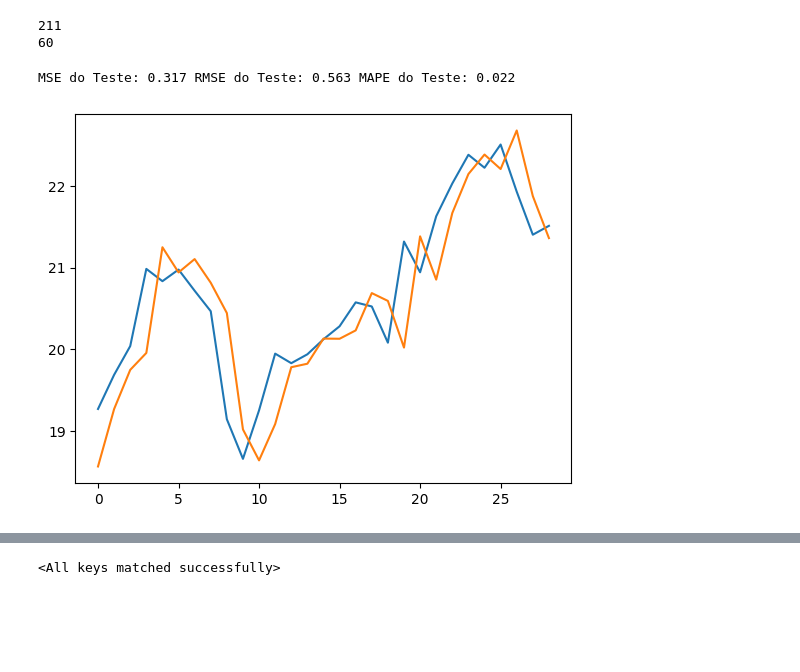
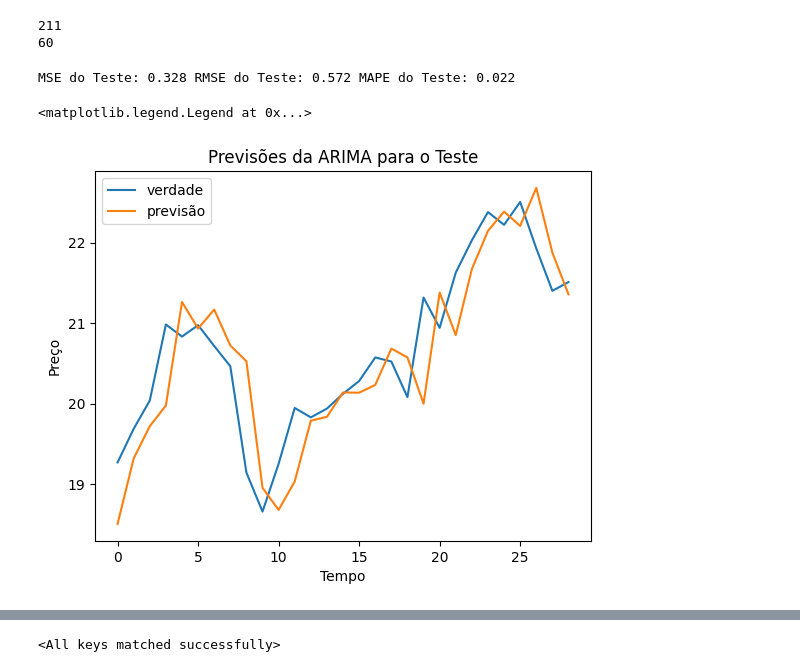
Before and after one commit to GSF417/ML_FOR_FINANCE, a Jupyter notebook: src/GUSTAVO_DOS_SANTOS_FERREIRA_PROJETO_FINAL_IA.ipynb, the cells around one changed output, grey strips where cells are left out. Drawn from its saved outputs; the diff is of its cells as text; code cells hidden in the pictures; blank space fills up the shorter version.

```diff
--- a/src/GUSTAVO_DOS_SANTOS_FERREIRA_PROJETO_FINAL_IA.ipynb
+++ b/src/GUSTAVO_DOS_SANTOS_FERREIRA_PROJETO_FINAL_IA.ipynb
@@ -96,6 +99,8 @@ def scale_values(x):
 def add_metrics(df):
   df['SMA10'] = df['Adj Close'].rolling(10, min_periods=1).mean()
   df['EMA10'] = df['Adj Close'].ewm(span=10, adjust=False).mean()
+  df['SMA14'] = df['Adj Close'].rolling(14, min_periods=1).mean()
+  df['SMA21'] = df['Adj Close'].rolling(21, min_periods=1).mean()
   df['Max10Past'] = df['Adj Close'].rolling(10, min_periods=1).max()
   df['Min10Past'] = df['Adj Close'].rolling(10, min_periods=1).min()
   df['Max14Past'] = df['Adj Close'].rolling(14, min_periods=1).max()
@@ -133,13 +138,13 @@ def add_metrics(df):
 # Aqui criamos varios indicadores a serem utilizados posteriormente como entrada pela rede neural
 PETR4_prices = PETR4SA_df['Adj Close'].values
 
-PETR4SA_norm = PETR4SA_df.copy(deep=True)
+#PETR4SA_norm = PETR4SA_df.copy(deep=True)
 
 
-PETR4SA_norm['High'], scaler = scale_values(PETR4SA_norm['High'].values.reshape(-1,1))
-PETR4SA_norm['Low'], scaler = scale_values(PETR4SA_norm['Low'].values.reshape(-1,1))
-PETR4SA_norm['Close'], scaler = scale_values(PETR4SA_norm['Close'].values.reshape(-1,1))
-PETR4SA_norm['Adj Close'], scaler = scale_values(PETR4SA_norm['Adj Close'].values.reshape(-1,1))
+#PETR4SA_norm['High'], scaler = scale_values(PETR4SA_norm['High'].values.reshape(-1,1))
+#PETR4SA_norm['Low'], scaler = scale_values(PETR4SA_norm['Low'].values.reshape(-1,1))
+#PETR4SA_norm['Close'], scaler = scale_values(PETR4SA_norm['Close'].values.reshape(-1,1))
+#PETR4SA_norm['Adj Close'], scaler = scale_values(PETR4SA_norm['Adj Close'].values.reshape(-1,1))
 
 PETR4SA_df = add_metrics(PETR4SA_df)
 
@@ -258,7 +263,7 @@ print(len(test_ARIMA))
 series_ARIMA = [x for x in train_ARIMA]
 pred_ARIMA = list()
 for i in range(len(test_ARIMA)):
-  model = ARIMA(series_ARIMA, order=(10,1,0))
+  model = ARIMA(series_ARIMA, order=(10,1,1))
   model_fit = model.fit()
   output = model_fit.forecast()
   y_pred = output[0]
@@ -272,15 +277,20 @@ for i in range(len(test_ARIMA)):
 # %%
 from sklearn.metrics import mean_squared_error
 from sklearn.metrics import mean_absolute_percentage_error
 from math import sqrt
 
 MSE_ARIMA = mean_squared_error(test_ARIMA[31:], pred_ARIMA[31:])
 MAPE_ARIMA = mean_absolute_percentage_error(test_ARIMA[31:], pred_ARIMA[31:])
 print(f'MSE do Teste: {MSE_ARIMA:.3f} RMSE do Teste: {sqrt(MSE_ARIMA):.3f} MAPE do Teste: {MAPE_ARIMA:.3f}')
 
-plt.plot(test_ARIMA[31:])
-plt.plot(pred_ARIMA[31:])
-plt.show()
+fig, ax = plt.subplots()
+ax.plot(test_ARIMA[31:], label='verdade')
+ax.plot(pred_ARIMA[31:], label='previsão')
+ax.set(title="Previsões da ARIMA para o Teste",
+       xlabel = "Tempo",
+       ylabel = "Preço")
+ax.legend()
 # %% [output]
-MSE do Teste: 0.317 RMSE do Teste: 0.563 MAPE do Teste: 0.022
+MSE do Teste: 0.328 RMSE do Teste: 0.572 MAPE do Teste: 0.022
+<matplotlib.legend.Legend at 0x...>
-[figure, old version]
+[figure, new version]
```
Also changed, not shown: parts of 31 cells of this notebook, 1 other file.
